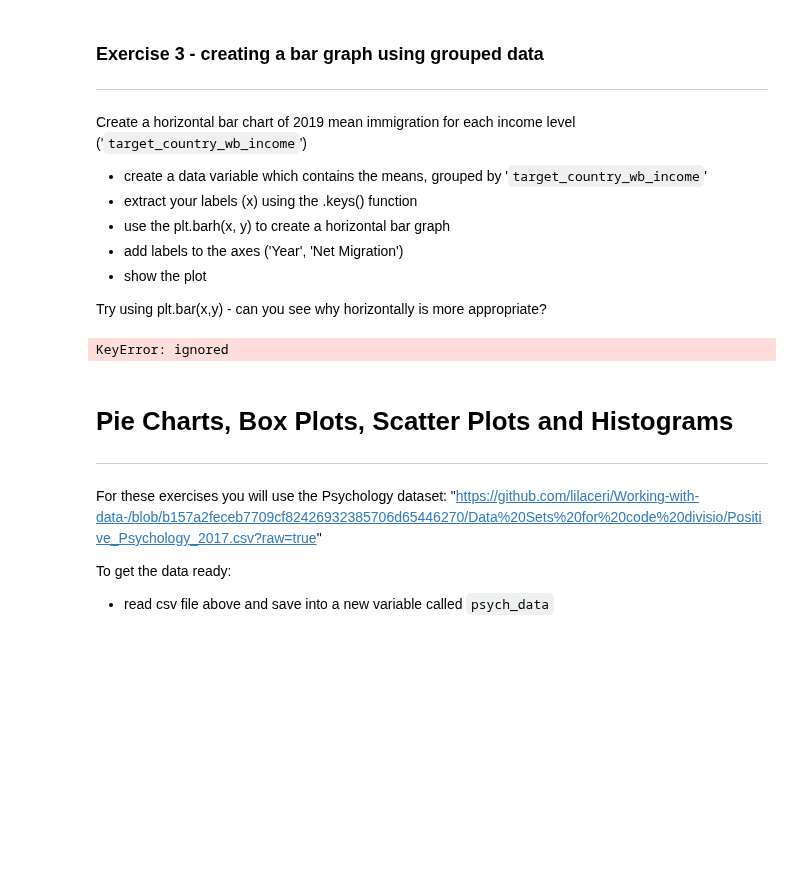
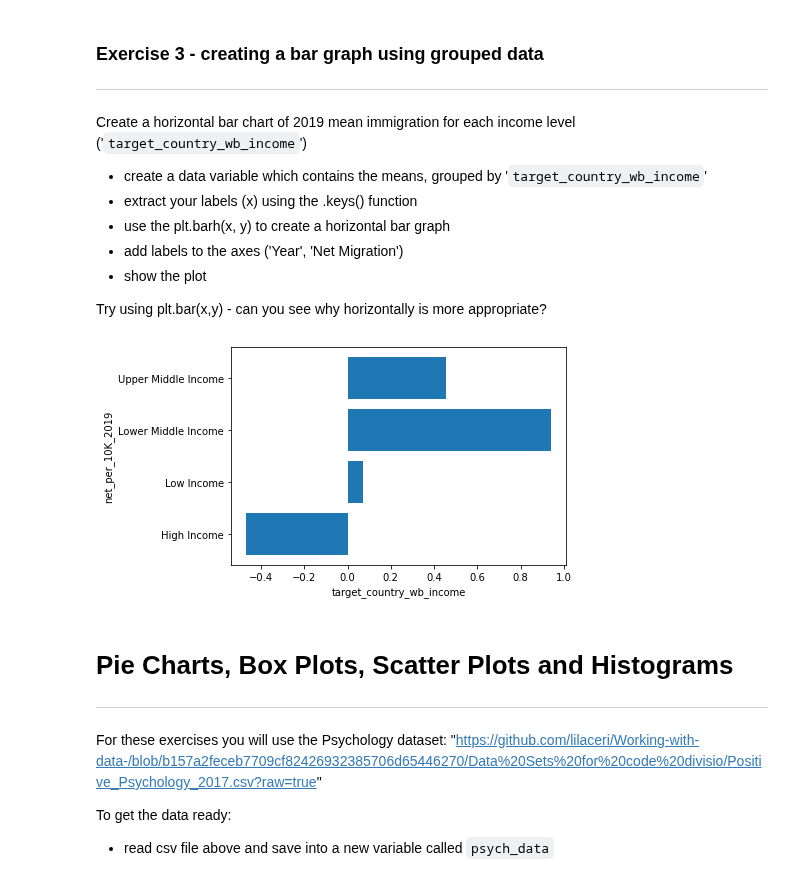
Before and after one commit to RautenM/PythonFundamentals, a Jupyter notebook: Worksheets/7_1_Visualisation_with_matplotlib.ipynb, the cells around one changed output. Saved outputs shown, nothing was run; the diff lists cells and outputs as text; code cells hidden in the pictures; blank space fills up the shorter version.

```diff
--- a/Worksheets/7_1_Visualisation_with_matplotlib.ipynb
+++ b/Worksheets/7_1_Visualisation_with_matplotlib.ipynb
@@ -150,23 +150,25 @@ Try using plt.bar(x,y) - can you see why horizontally is more appropriate?
 # %%
 import pandas as pd
 import matplotlib.pyplot as plt
 
 url = "https://github.com/futureCodersSE/working-with-data/blob/main/Data%20sets/public_use-talent-migration.xlsx?raw=true"
 df = pd.read_excel(url, sheet_name = 'Country Migration')
 df
 
 
 income = df.groupby(['target_country_wb_income']).mean()
-data = income['target_country_wb_income']
-data = y?
-#labels = data.keys()
+data = income['net_per_10K_2019']
+df
+income
 
-#plt.barh(labels, data)
-#plt.xlabel('target_country_wb_income')
-#plt.ylabel( y )
-#plt.show (x,y)
+labels = data.keys()
+
+plt.barh(labels, data)
+plt.xlabel('target_country_wb_income')
+plt.ylabel('net_per_10K_2019')
+plt.show()
 # %% [output]
-KeyError: ignored
+[figure, added]
 # %% [markdown]
 # Pie Charts, Box Plots, Scatter Plots and Histograms
 ---
```
Also changed, not shown: parts of 1 cell of this notebook.
